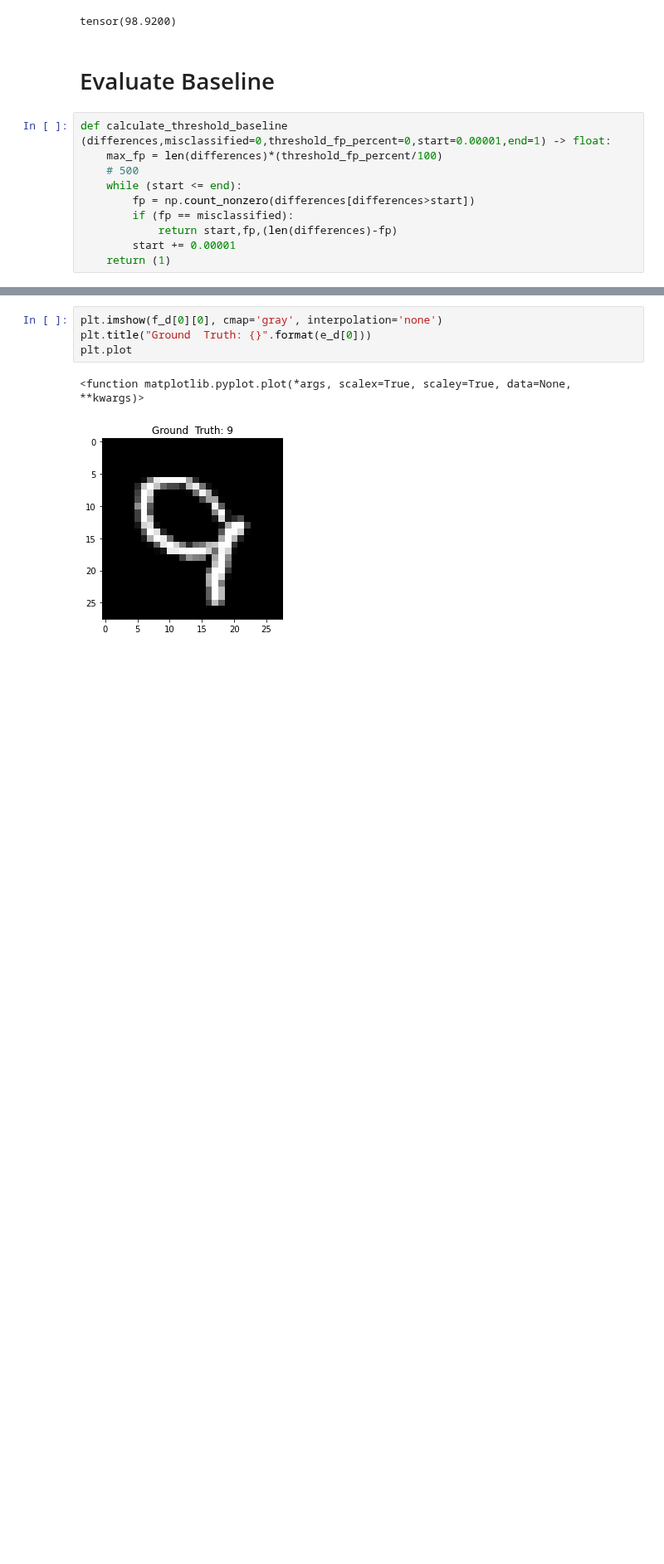
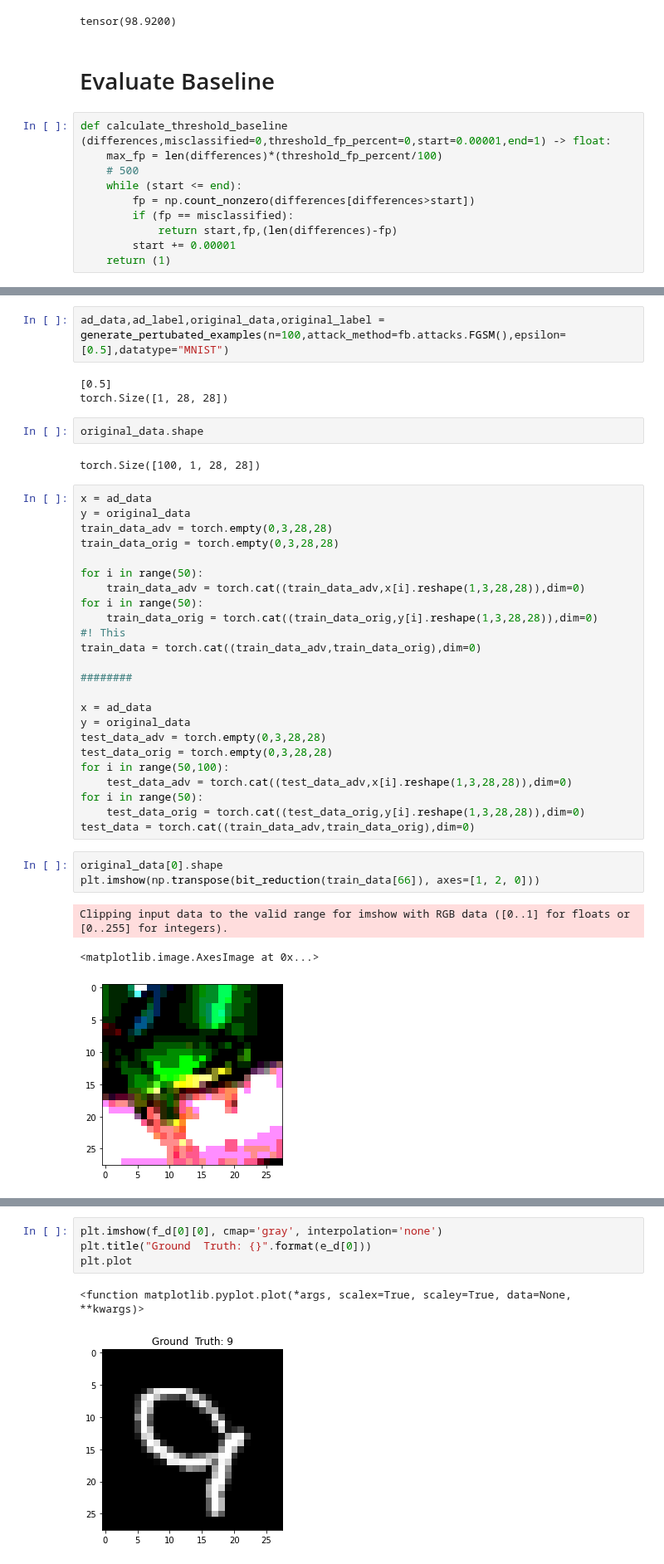
Before and after one commit to Caryox/adversarial-robustness, a Jupyter notebook: notepads/simple_cnn.ipynb, the cells around one changed output, grey strips where cells are left out. Shown at 83% size. Cells and saved outputs as stored; diff of their text form; blank space fills up the shorter version.

```diff
--- a/notepads/simple_cnn.ipynb
+++ b/notepads/simple_cnn.ipynb
@@ -2064,0 +1655,40 @@ plt.plot
+# %%
+ad_data,ad_label,original_data,original_label = generate_pertubated_examples(n=100,attack_method=fb.attacks.FGSM(),epsilon=[0.5],datatype="MNIST")
+# %% [output]
+[0.5]
+torch.Size([1, 28, 28])
+# %%
+original_data.shape
+# %% [output]
+torch.Size([100, 1, 28, 28])
+# %%
+x = ad_data
+y = original_data
+train_data_adv = torch.empty(0,3,28,28)
+train_data_orig = torch.empty(0,3,28,28)
+
+for i in range(50):
+    train_data_adv = torch.cat((train_data_adv,x[i].reshape(1,3,28,28)),dim=0)
+for i in range(50):
+    train_data_orig = torch.cat((train_data_orig,y[i].reshape(1,3,28,28)),dim=0)
+#! This
+train_data = torch.cat((train_data_adv,train_data_orig),dim=0)
+
+########
+
+x = ad_data
+y = original_data
+test_data_adv = torch.empty(0,3,28,28)
+test_data_orig = torch.empty(0,3,28,28)
+for i in range(50,100):
+    test_data_adv = torch.cat((test_data_adv,x[i].reshape(1,3,28,28)),dim=0)
+for i in range(50):
+    test_data_orig = torch.cat((test_data_orig,y[i].reshape(1,3,28,28)),dim=0)
+test_data = torch.cat((train_data_adv,train_data_orig),dim=0)
+# %%
+original_data[0].shape
+plt.imshow(np.transpose(bit_reduction(train_data[66]), axes=[1, 2, 0]))
+# %% [output]
+Clipping input data to the valid range for imshow with RGB data ([0..1] for floats or [0..255] for integers).
+<matplotlib.image.AxesImage at 0x...>
+[figure, added]
```
Also changed, not shown: parts of 57 cells of this notebook, 1 other file.
